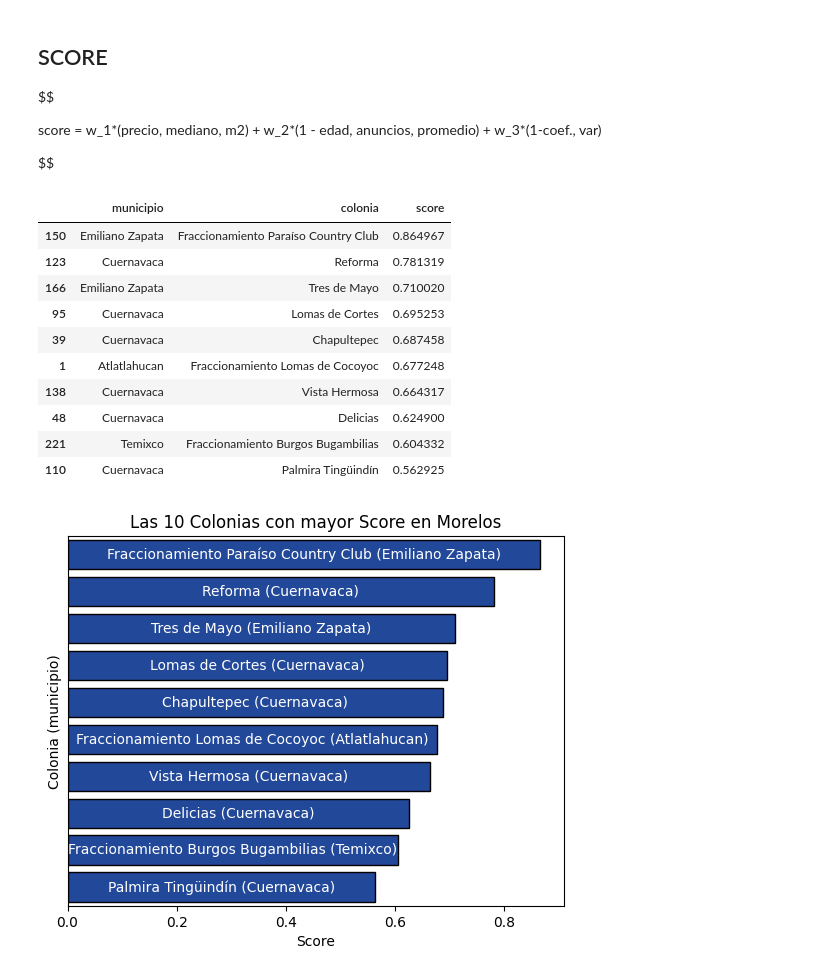
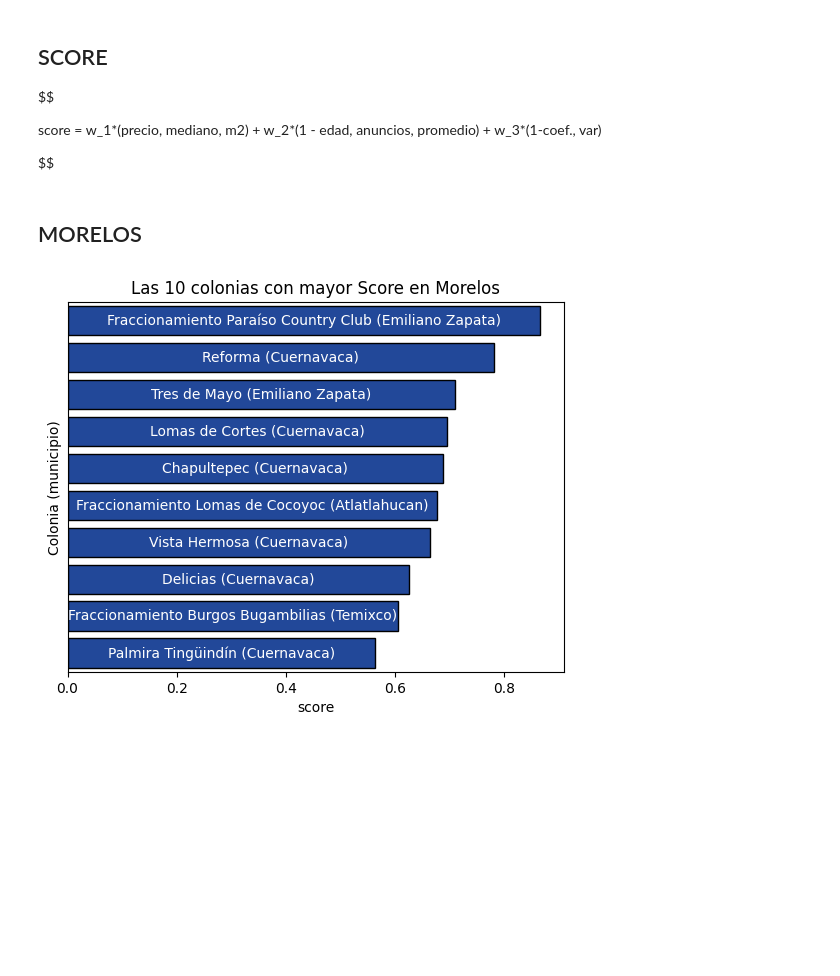
Before and after one commit to epsilondenso/Ranking-mercado-inmobiliario-MX, a Jupyter notebook: notebooks/test.ipynb, the cells around one changed output. Cells and saved outputs as stored; diff of their text form; code cells hidden in the pictures; blank space fills up the shorter version.

```diff
--- a/notebooks/test.ipynb
+++ b/notebooks/test.ipynb
@@ -14,25 +17,17 @@ $$
 score = w_1*(precio\, mediano\, m2) + w_2*(1 - edad\, anuncios\, promedio) + w_3*(1-coef.\, var)
 
 $$
-# %%
-def get_top(data: pd.DataFrame, top:int = 10, criterion: str = "score") -> pd.DataFrame:
-    top_data = data.sort_values(by=criterion, ascending=False).head(top)
-    return top_data
+# %% [markdown]
+## MORELOS
 # %%
 #test
 normalized = full_treatment(RAW_DATA / "properties_morelos.csv")
 top = 10
-vis_test = get_top(normalized, top = 10, criterion= "score")
-vis_test[["municipio", "colonia", "score"]]
+vis_test = get_top(normalized, top = top, criterion= "score")
+bar_plot(data = vis_test,
+         criterion= "score",
+         barplot_args= {"color" : "#0e41adeb", "edgecolor" : "black"},
+         title = f"Las {top} colonias con mayor Score en Morelos")
+#vis_test[["municipio", "colonia", "score"]]
 # %% [output]
-|  | municipio | colonia | score |
-| 150 | Emiliano Zapata | Fraccionamiento Paraíso Country Club | 0.864967 |
-| 123 | Cuernavaca | Reforma | 0.781319 |
-| 166 | Emiliano Zapata | Tres de Mayo | 0.710020 |
-| 95 | Cuernavaca | Lomas de Cortes | 0.695253 |
-| 39 | Cuernavaca | Chapultepec | 0.687458 |
-| 1 | Atlatlahucan | Fraccionamiento Lomas de Cocoyoc | 0.677248 |
-| 138 | Cuernavaca | Vista Hermosa | 0.664317 |
-| 48 | Cuernavaca | Delicias | 0.624900 |
-| 221 | Temixco | Fraccionamiento Burgos Bugambilias | 0.604332 |
-| 110 | Cuernavaca | Palmira Tingüindín | 0.562925 |
+[figure, added]
@@ -56,14 +33,0 @@ def bar_plot(data: pd.DataFrame, criterion: str, **barplot_args: dict):
-# %%
-labels = [f"{vis_test["colonia"].iloc[i]} ({vis_test["municipio"].iloc[i]})"for i in range(top)]
-plt.title(f"Las {top} Colonias con mayor Score en Morelos")
-ax = sns.barplot(data = vis_test, y = "colonia", x = "score", orient = "y", color = "#0e41adeb", edgecolor = "black")
-plt.xlabel("Score")
-plt.ylabel("Colonia (municipio)")
-plt.yticks([])
-
-ax.bar_label(ax.containers[0],
-labels = labels,
-label_type = "center", color = "white")
-plt.show()
-# %% [output]
-[figure, removed]
```
Also changed, not shown: parts of 4 cells of this notebook, 13 other files.
